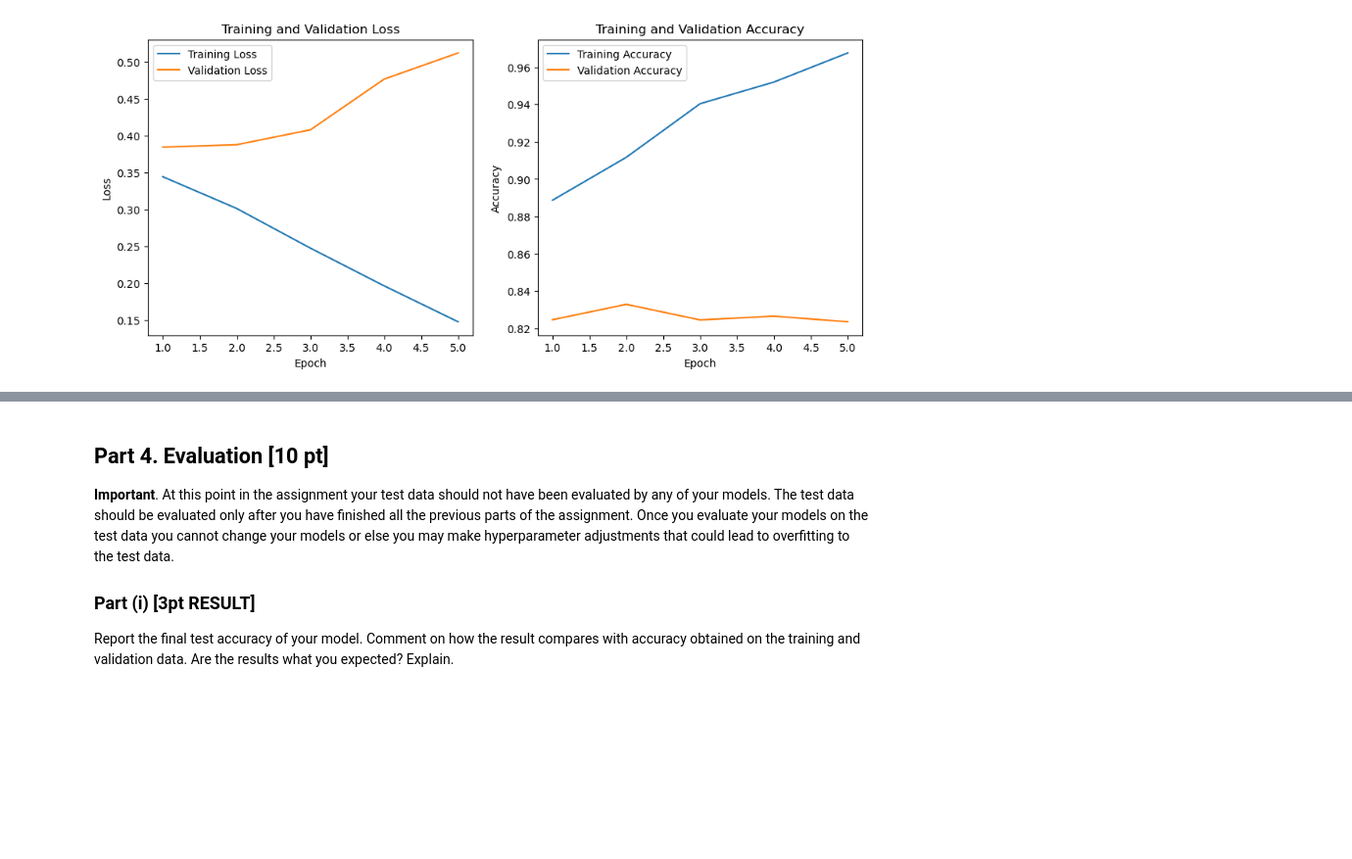
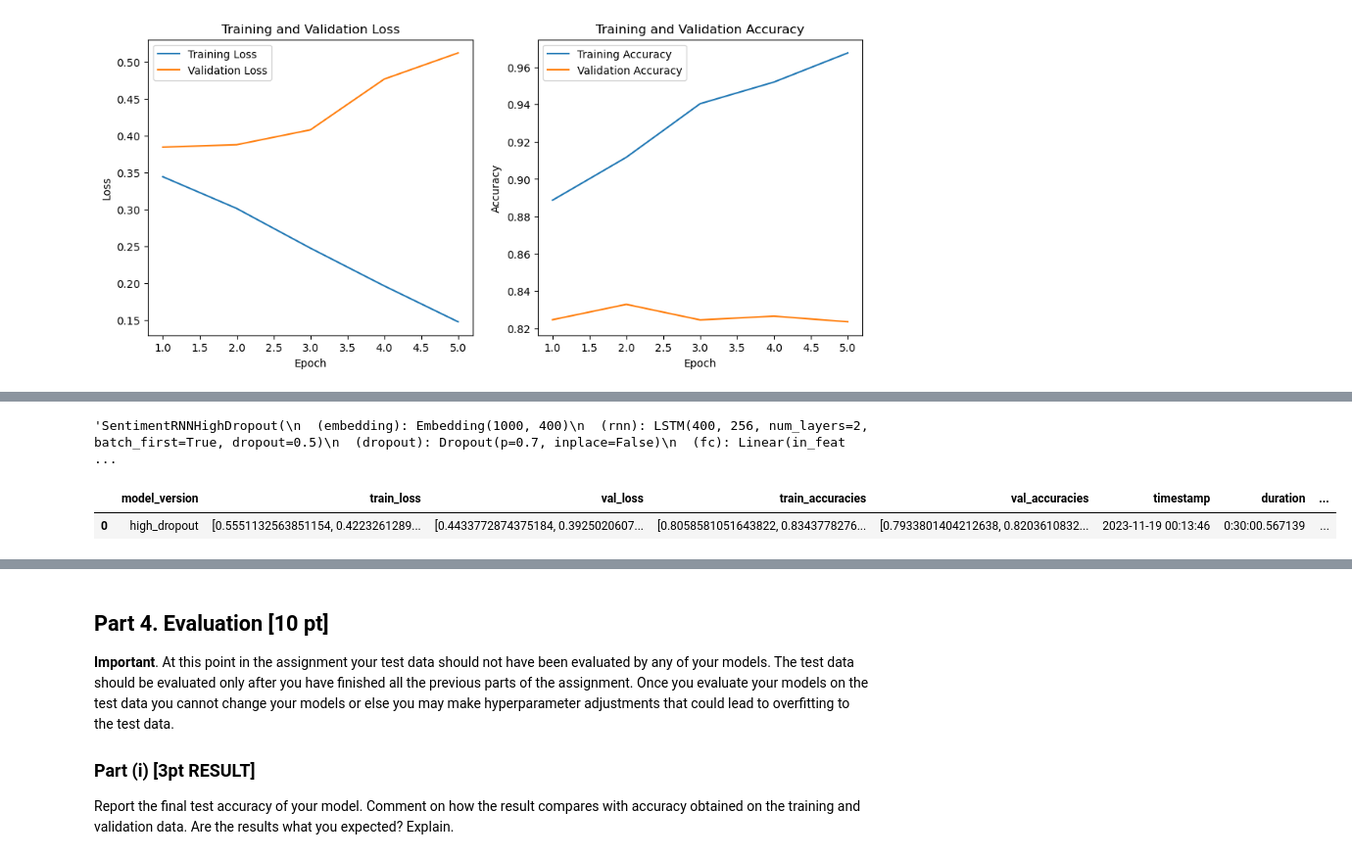
Before and after one commit to armandordorica/MIE1517_A4_RNN_Sentiment_analysis, a Jupyter notebook: A4.ipynb, the cells around one changed output, grey strips where cells are left out. Shown at 98% size. Saved outputs shown, nothing was run; the diff lists cells and outputs as text; code cells hidden in the pictures; blank space fills up the shorter version.

Commit message:
Adding logging of model architecture

```diff
--- a/A4.ipynb
+++ b/A4.ipynb
@@ -1316,0 +1527,4 @@ PROVIDE YOUR ANSWER BELOW
+# %%
+str(high_dropout_model)
+# %% [output]
+'SentimentRNNHighDropout(\n  (embedding): Embedding(1000, 400)\n  (rnn): LSTM(400, 256, num_layers=2, batch_first=True, dropout=0.5)\n  (dropout): Dropout(p=0.7, inplace=False)\n  (fc): Linear(in_feat ...
@@ -1316,0 +1545,5 @@ PROVIDE YOUR ANSWER BELOW
+# %%
+pd.read_csv('training_log_v3_high_dropout.csv')
+# %% [output]
+|  | model_version | train_loss | val_loss | train_accuracies | val_accuracies | timestamp | duration | ... |
+| 0 | high_dropout | [0.5551132563851154, 0.4223261289... | [0.4433772874375184, 0.3925020607... | [0.8058581051643822, 0.8343778276... | [0.7933801404212638, 0.8203610832... | 2023-11-19 00:13:46 | 0:30:00.567139 | ... |
```
Also changed, not shown: parts of 19 cells of this notebook.
